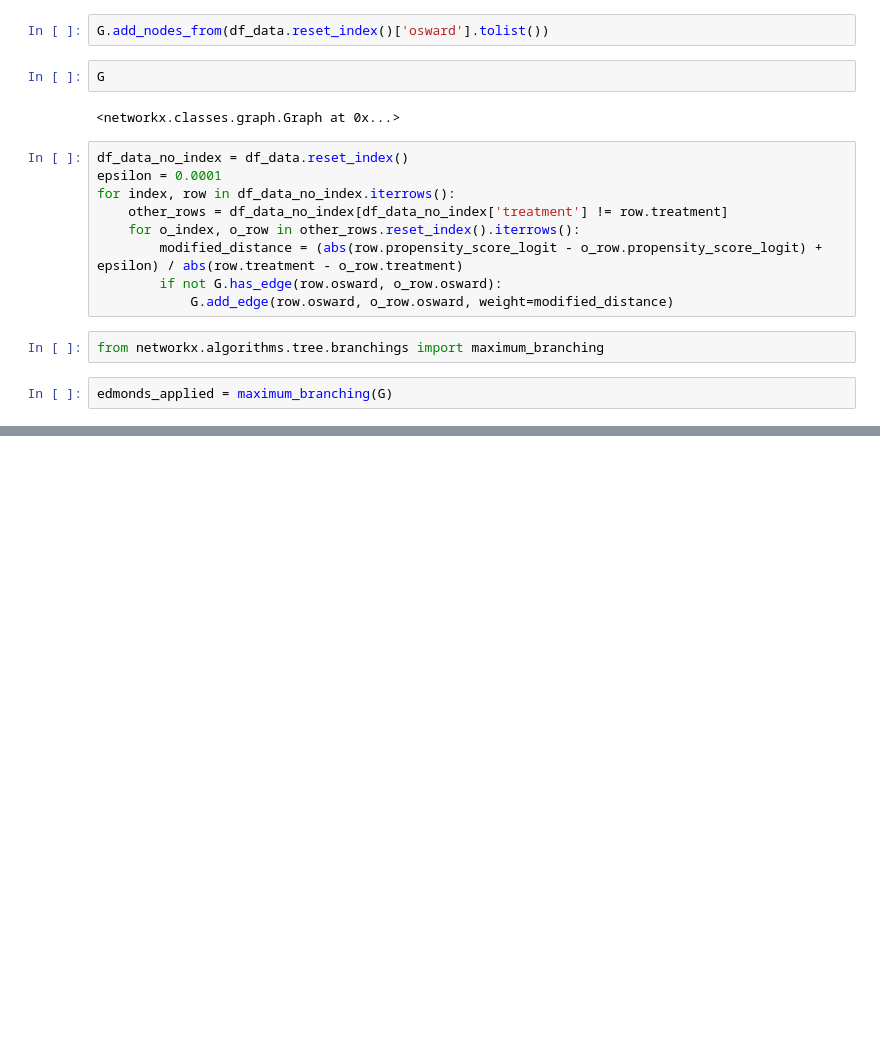
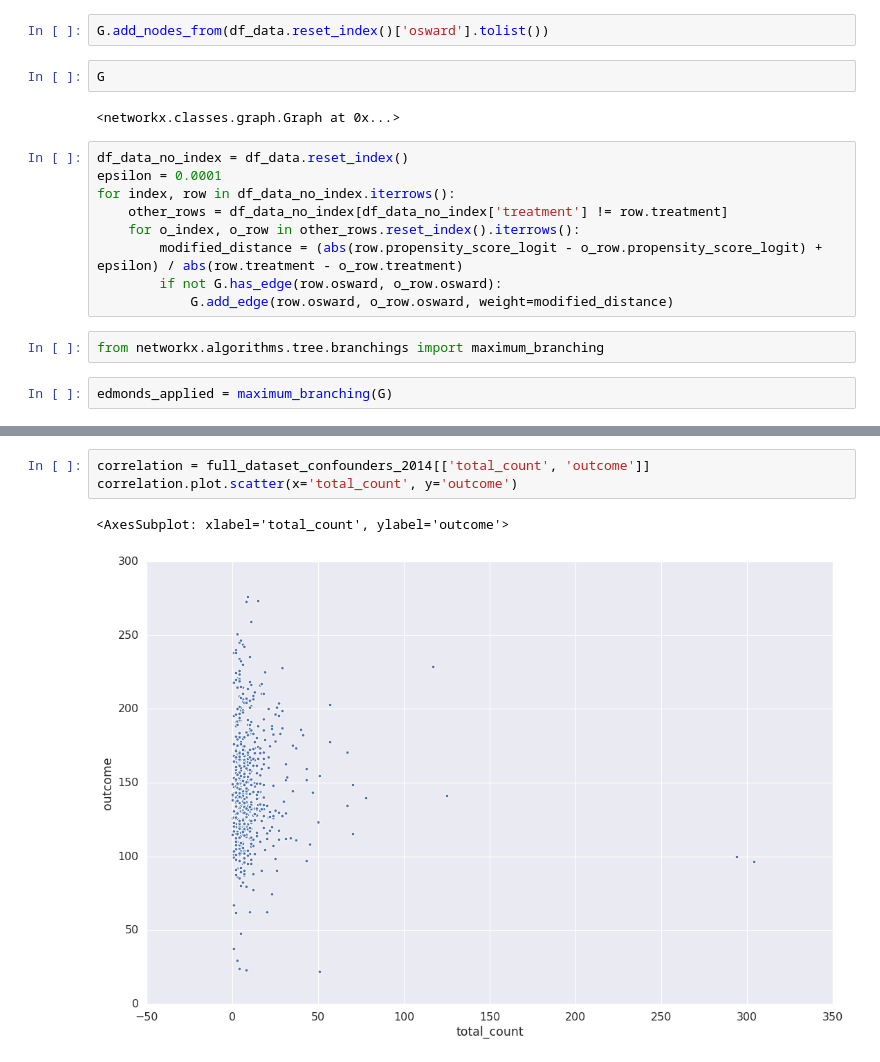
Before and after one commit to bramvankooten/urban-computing, a Jupyter notebook: propensity_scores.ipynb, the cells around one changed output, grey strips where cells are left out. Drawn from its saved outputs; the diff is of its cells as text; blank space fills up the shorter version.

```diff
--- a/propensity_scores.ipynb
+++ b/propensity_scores.ipynb
@@ -205,0 +203,6 @@ nx.draw(G)
+# %%
+correlation = full_dataset_confounders_2014[['total_count', 'outcome']]
+correlation.plot.scatter(x='total_count', y='outcome')
+# %% [output]
+<AxesSubplot: xlabel='total_count', ylabel='outcome'>
+[figure, added]
```
Also changed, not shown: parts of 17 cells of this notebook.
